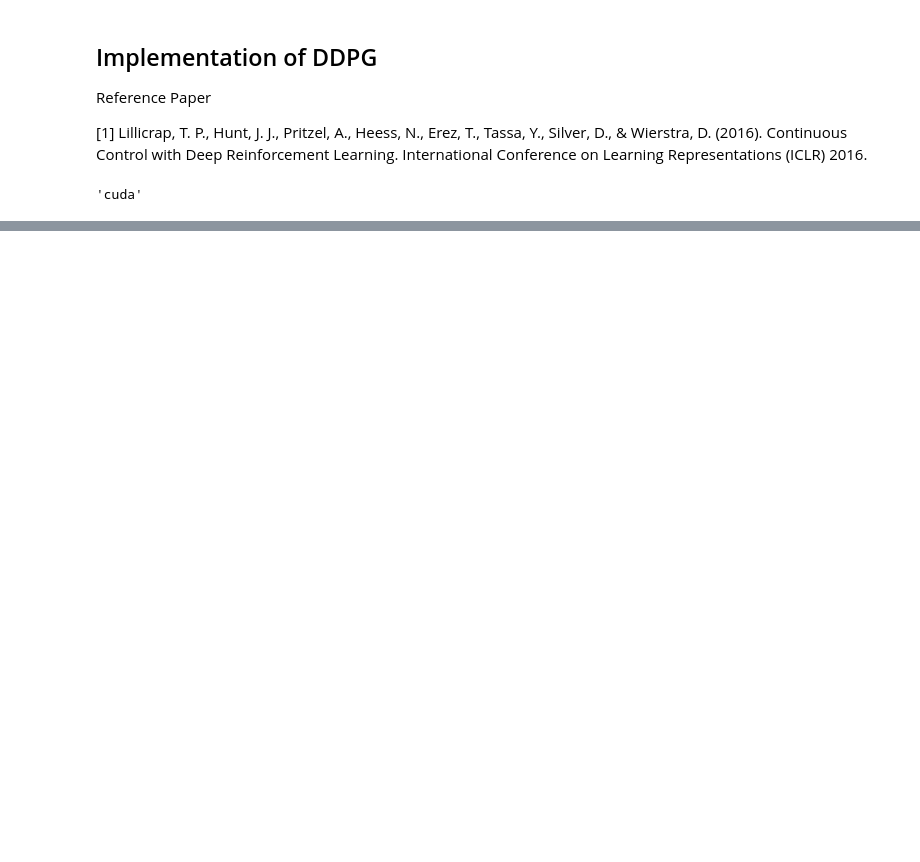
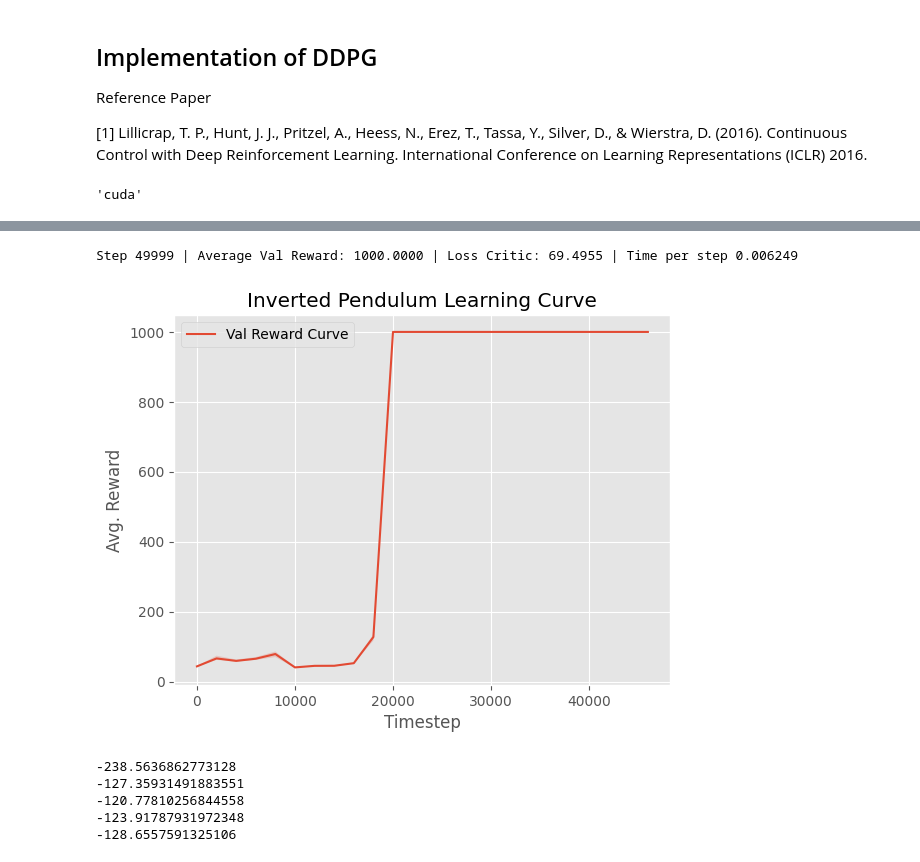
Before and after one commit to aryangarg794/DDPG, a Jupyter notebook: notebooks/ddpg.ipynb, the cells around one changed output, grey strips where cells are left out. Saved outputs shown, nothing was run; the diff lists cells and outputs as text; code cells hidden in the pictures; blank space fills up the shorter version.

```diff
--- a/notebooks/ddpg.ipynb
+++ b/notebooks/ddpg.ipynb
@@ -280,0 +406,77 @@ actor, critic, metrics = train(env, device=device, val_freq=5000)
+# %%
+env_inv = gym.make('InvertedPendulum-v5')
+agent_inv = DDPGAgent(env_inv,
+                  tau=0.005,
+                  lr_critic=1e-3,
+                  lr_actor=1e-3,
+                  ou_sigma=0.2,
+                  capacity=50000,
+                  wd=0.01,
+                  device=device)
+
+metrics_inv = train(env_inv,
+                agent_inv,
+                'InvertedPendulum',
+                timesteps=50000,
+                val_freq=2000,
+                num_val_eps=20,
+                device=device,
+                batch_size=128,
+                preload=20000,
+                update_freq=1,
+                save_step=900000,
+                seed=seed)
+# %% [output]
+Step 49999 | Average Val Reward: 1000.0000 | Loss Critic: 69.4955 | Time per step 0.006249
+# %%
+data = np.zeros(((50000 // 2000)-1, 20))
+
+pointer = 0
+for i in range(len(data)):
+    data[i, :] = metrics_inv.all_rewards[pointer:pointer+20]
+    pointer += 20
+
+
+q = 5
+high_vars = []
+low_vars = []
+for i in range(len(data)):
+    low_vars.append(np.percentile(data[i, :], q=q))
+    high_vars.append(np.percentile(data[i, :], q=100-q))
+
+
+plt.style.use('ggplot')
+plt.title('Inverted Pendulum Learning Curve')
+plt.xlabel('Timestep')
+plt.ylabel('Avg. Reward')
+plt.fill_between(np.arange(0, 48000, 2000), low_vars, high_vars, alpha=0.2)
+plt.plot(np.arange(0, 48000, 2000), data.mean(axis=-1), label='Val Reward Curve')
+plt.legend();
+# %% [output]
+[figure, added]
+# %%
+test_env = gym.make('Pendulum-v1', render_mode='human')
+for _ in range(5):
+    obs, _ = test_env.reset()
+    done = False
+    ep_reward = 0
+    while not done:
+        action = agent.actor(torch.as_tensor(obs, dtype=torch.float32,
+                                                       device=device).view(1, -1)).cpu().detach().numpy()
+        action = action.reshape(test_env.action_space.shape[0])
+        # print(f'{action} | {reward}', end='\r')
+
+        obs_prime, reward, terminated, truncated, _ = test_env.step(action)
+        ep_reward += reward
+
+        obs = obs_prime
+        done = terminated or truncated
+
+    print(ep_reward)
+test_env.close()
+# %% [output]
+-238.5636862773128
+-127.35931491883551
+-120.77810256844558
+-123.91787931972348
+-128.6557591325106
```
Also changed, not shown: parts of 11 cells of this notebook, 14 other files.
